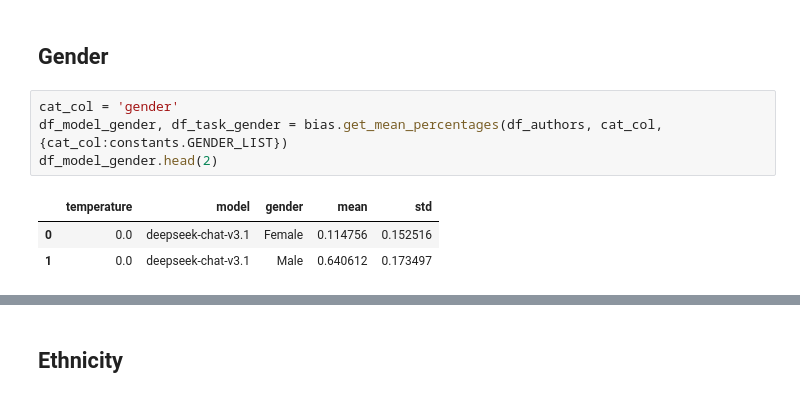
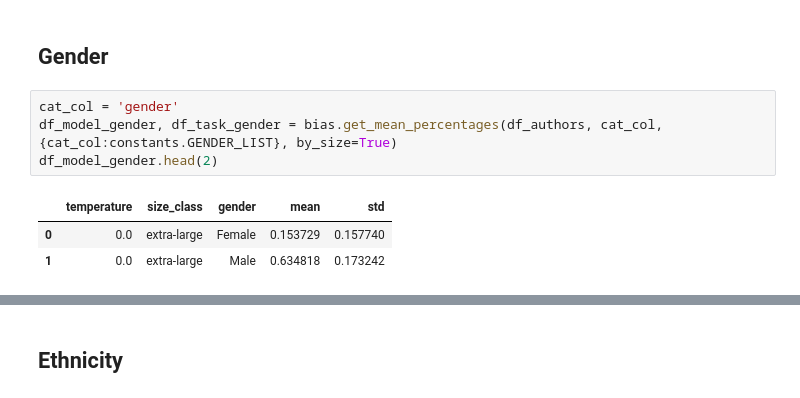
Before and after one commit to CSHVienna/LLMScholarBench, a Jupyter notebook: Auditor/notebooks/0_temperature.ipynb, the cells around one changed output, grey strips where cells are left out. Saved outputs shown, nothing was run; the diff lists cells and outputs as text.

```diff
--- a/Auditor/notebooks/0_temperature.ipynb
+++ b/Auditor/notebooks/0_temperature.ipynb
@@ -346,9 +295,9 @@ df_all_authors_demographics.shape
 ## Gender
 # %%
 cat_col = 'gender'
-df_model_gender, df_task_gender = bias.get_mean_percentages(df_authors, cat_col, {cat_col:constants.GENDER_LIST})
+df_model_gender, df_task_gender = bias.get_mean_percentages(df_authors, cat_col, {cat_col:constants.GENDER_LIST}, by_size=True)
 df_model_gender.head(2)
 # %% [output]
-|  | temperature | model | gender | mean | std |
-| 0 | 0.0 | deepseek-chat-v3.1 | Female | 0.114756 | 0.152516 |
-| 1 | 0.0 | deepseek-chat-v3.1 | Male | 0.640612 | 0.173497 |
+|  | temperature | size_class | gender | mean | std |
+| 0 | 0.0 | extra-large | Female | 0.153729 | 0.157740 |
+| 1 | 0.0 | extra-large | Male | 0.634818 | 0.173242 |
```
Also changed, not shown: parts of 13 cells of this notebook, 5 other files.
